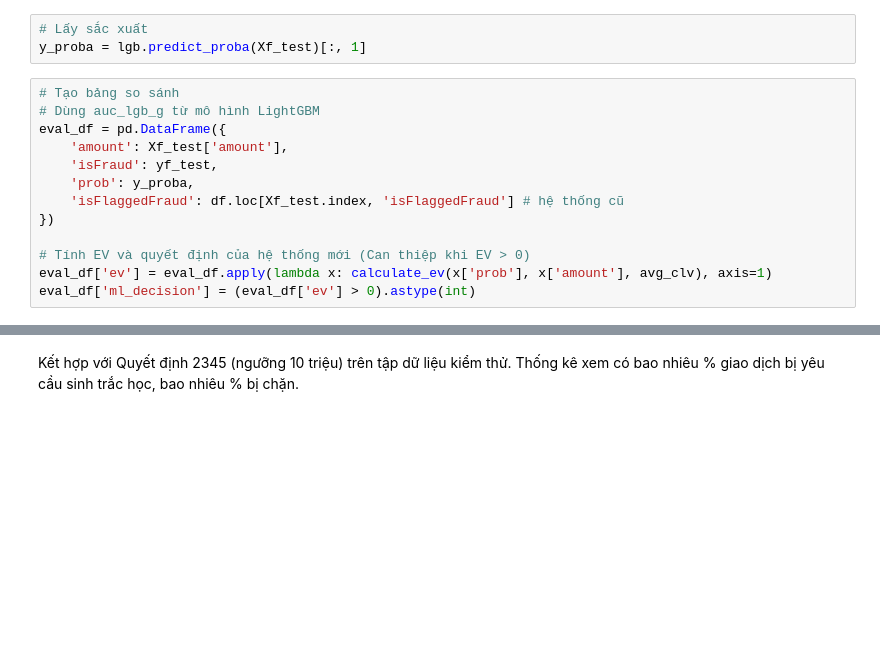
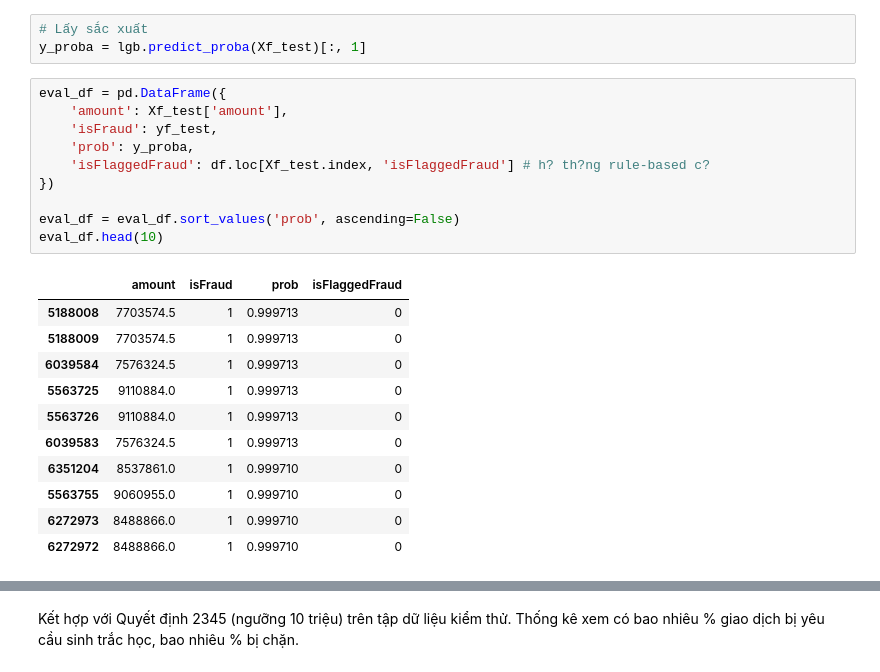
Before and after one commit to huudang-de/fraud-detection-paysim, a Jupyter notebook: notebooks/03_modeling.ipynb, the cells around one changed output, grey strips where cells are left out. Drawn from its saved outputs; the diff is of its cells as text; blank space fills up the shorter version.

```diff
--- a/notebooks/03_modeling.ipynb
+++ b/notebooks/03_modeling.ipynb
@@ -258,16 +374,25 @@ cost_fp = cost_op + (p_churn * avg_clv)
 # Lấy sắc xuất
 y_proba = lgb.predict_proba(Xf_test)[:, 1]
 # %%
-# Tạo bảng so sánh
-# Dùng auc_lgb_g từ mô hình LightGBM
 eval_df = pd.DataFrame({
     'amount': Xf_test['amount'],
     'isFraud': yf_test,
     'prob': y_proba,
-    'isFlaggedFraud': df.loc[Xf_test.index, 'isFlaggedFraud'] # hệ thống cũ
+    'isFlaggedFraud': df.loc[Xf_test.index, 'isFlaggedFraud'] # h? th?ng rule-based c?
 })
 
-# Tính EV và quyết định của hệ thống mới (Can thiệp khi EV > 0)
-eval_df['ev'] = eval_df.apply(lambda x: calculate_ev(x['prob'], x['amount'], avg_clv), axis=1)
-eval_df['ml_decision'] = (eval_df['ev'] > 0).astype(int)
+eval_df = eval_df.sort_values('prob', ascending=False)
+eval_df.head(10)
+# %% [output]
+|  | amount | isFraud | prob | isFlaggedFraud |
+| 5188008 | 7703574.5 | 1 | 0.999713 | 0 |
+| 5188009 | 7703574.5 | 1 | 0.999713 | 0 |
+| 6039584 | 7576324.5 | 1 | 0.999713 | 0 |
+| 5563725 | 9110884.0 | 1 | 0.999713 | 0 |
+| 5563726 | 9110884.0 | 1 | 0.999713 | 0 |
+| 6039583 | 7576324.5 | 1 | 0.999713 | 0 |
+| 6351204 | 8537861.0 | 1 | 0.999710 | 0 |
+| 5563755 | 9060955.0 | 1 | 0.999710 | 0 |
+| 6272973 | 8488866.0 | 1 | 0.999710 | 0 |
+| 6272972 | 8488866.0 | 1 | 0.999710 | 0 |
 # %%
```
Also changed, not shown: parts of 25 cells of this notebook, 3 other files.
